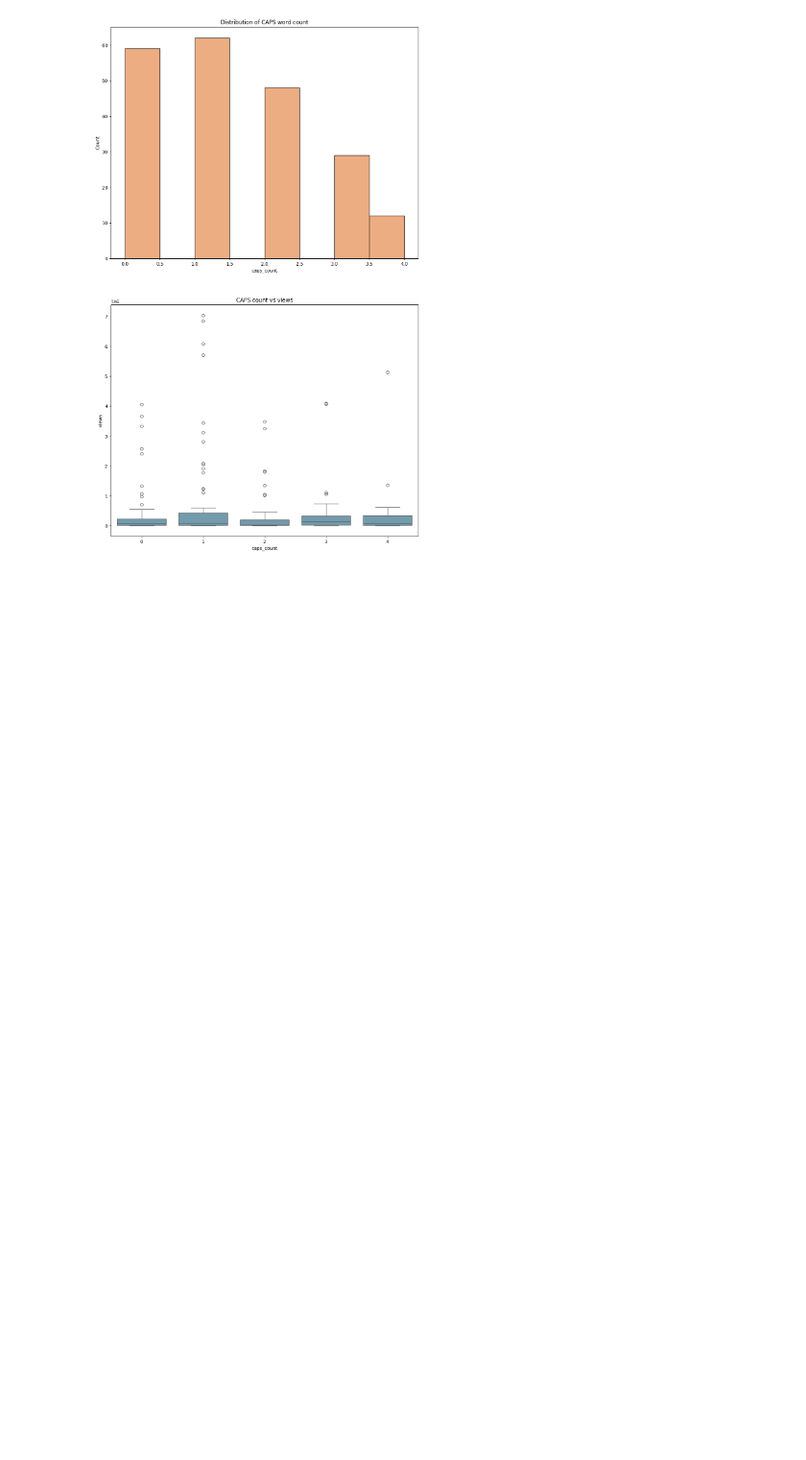
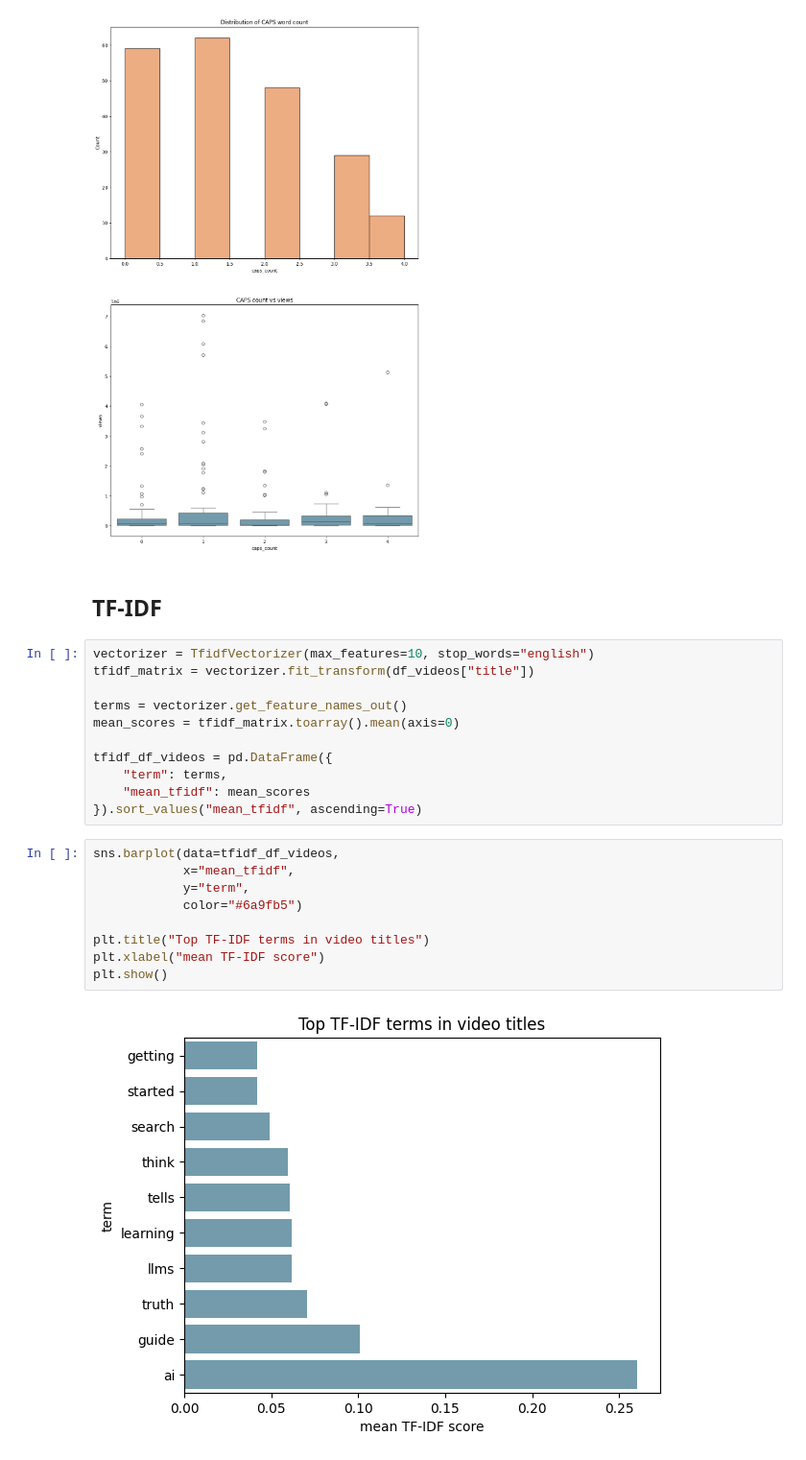
Before and after one commit to atifmmahmud/mahmud_atif_LabTask, a Jupyter notebook: LabTask04/Jun8_Code.ipynb, the cells around one changed output. Shown at 96% size. Drawn from its saved outputs; the diff is of its cells as text; blank space fills up the shorter version.

```diff
--- a/LabTask04/Jun8_Code.ipynb
+++ b/LabTask04/Jun8_Code.ipynb
@@ -329,3 +332,27 @@ axes[1].set_ylabel("views")
 # %% [output]
 Text(0, 0.5, 'views')
 [figure]
+# %% [markdown]
+## TF-IDF
+# %%
+vectorizer = TfidfVectorizer(max_features=10, stop_words="english")
+tfidf_matrix = vectorizer.fit_transform(df_videos["title"])
+
+terms = vectorizer.get_feature_names_out()
+mean_scores = tfidf_matrix.toarray().mean(axis=0)
+
+tfidf_df_videos = pd.DataFrame({
+    "term": terms,
+    "mean_tfidf": mean_scores
+}).sort_values("mean_tfidf", ascending=True)
+# %%
+sns.barplot(data=tfidf_df_videos,
+            x="mean_tfidf",
+            y="term",
+            color="#6a9fb5")
+
+plt.title("Top TF-IDF terms in video titles")
+plt.xlabel("mean TF-IDF score")
+plt.show()
+# %% [output]
+[figure, added]
```
Also changed, not shown: parts of 10 cells of this notebook.
